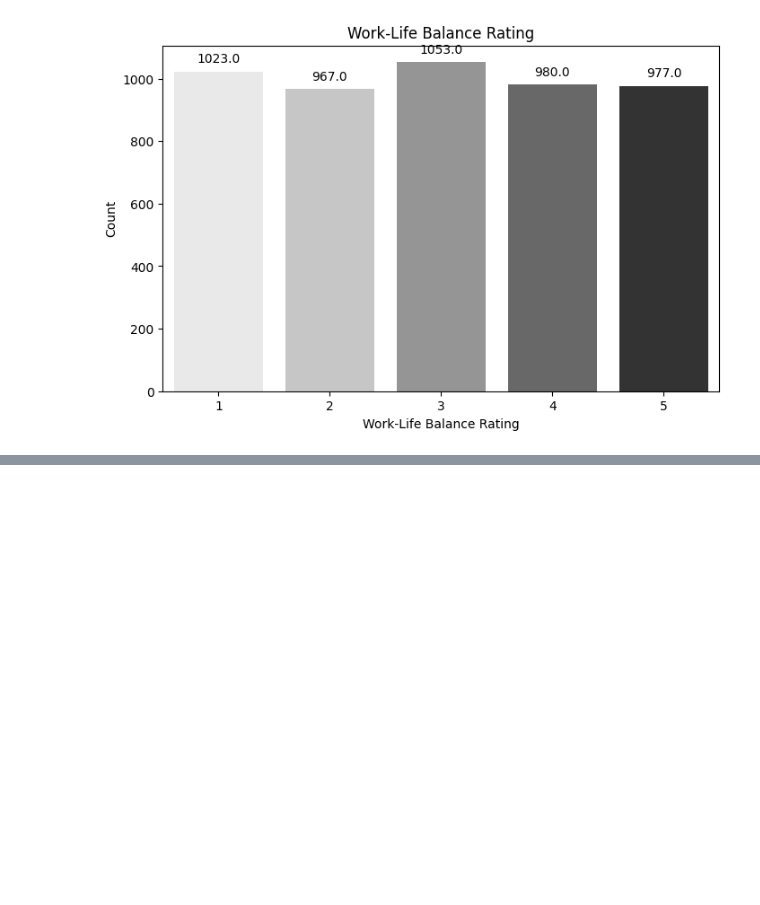
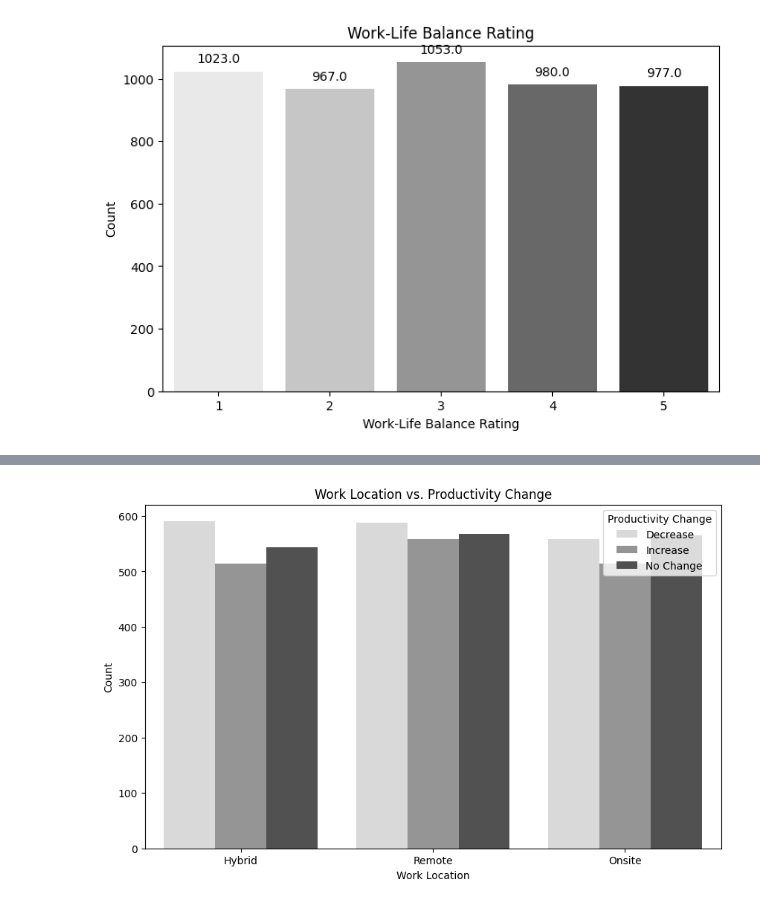
Before and after one commit to zesilva18/TAD, a Jupyter notebook: EDA.ipynb, the cells around one changed output, grey strips where cells are left out. Saved outputs shown, nothing was run; the diff lists cells and outputs as text; code cells hidden in the pictures; blank space fills up the shorter version.

```diff
--- a/EDA.ipynb
+++ b/EDA.ipynb
@@ -107,0 +141,11 @@ plt.show()
+# %%
+# Bar plot for Work Location vs. Productivity Change
+plt.figure(figsize=(10, 6))
+sns.countplot(data=df, x='Work_Location', hue='Productivity_Change', palette='Greys')
+plt.title('Work Location vs. Productivity Change')
+plt.xlabel('Work Location')
+plt.ylabel('Count')
+plt.legend(title='Productivity Change')
+plt.show()
+# %% [output]
+[figure, added]
```
Also changed, not shown: parts of 7 cells of this notebook.
